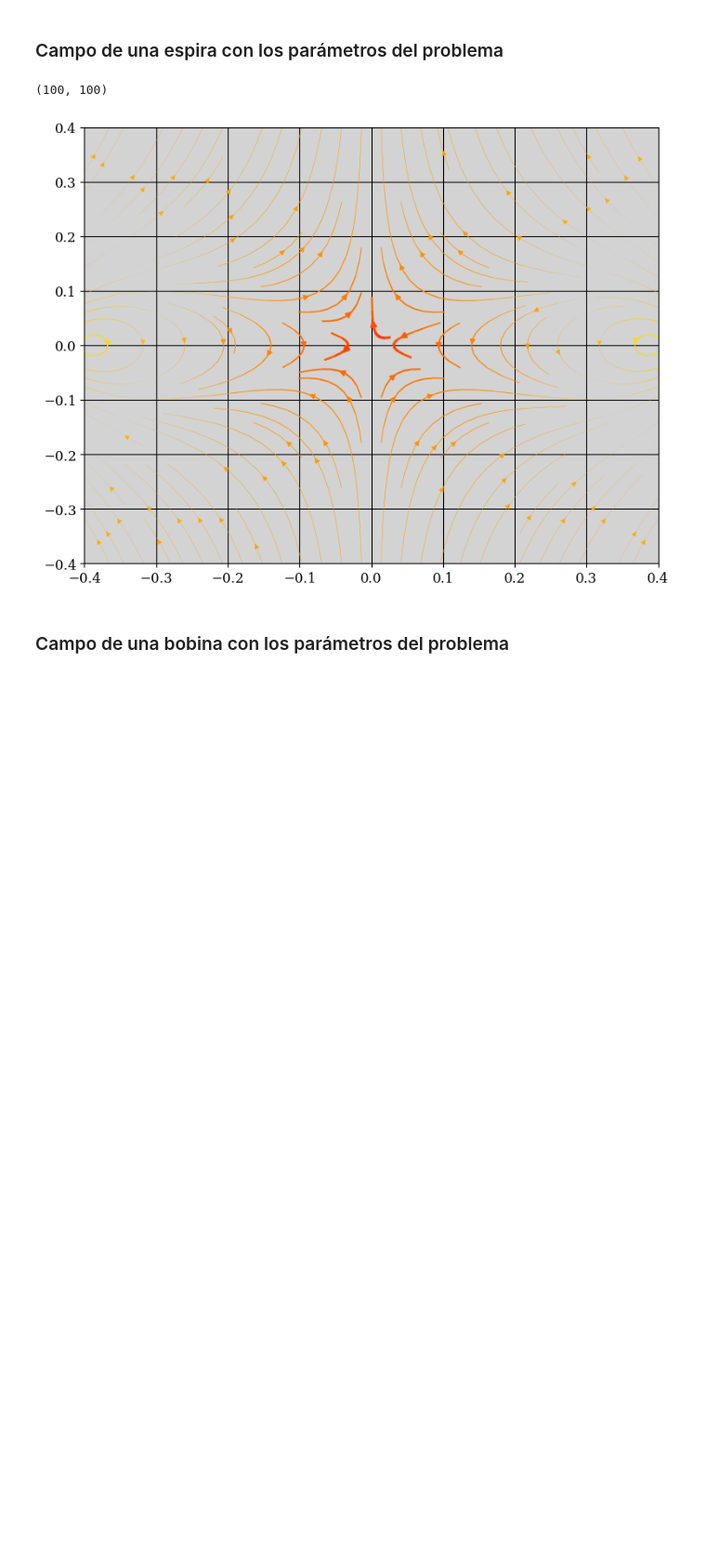
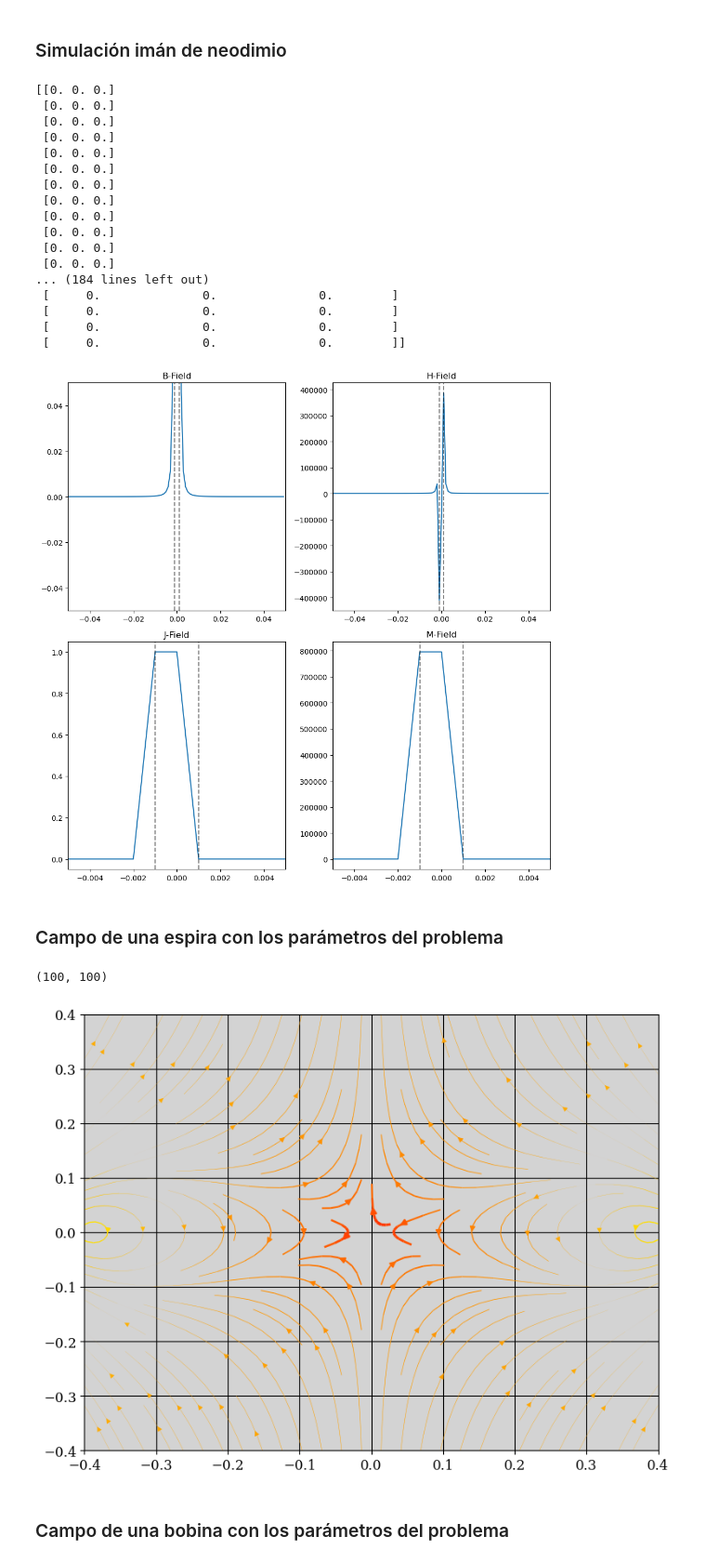
Before and after one commit to gardianc/Nado-ondulatorio, a Jupyter notebook: par_helmholtz_analitico.ipynb, the cells around one changed output. Shown at 93% size. Cells and saved outputs as stored; diff of their text form; code cells hidden in the pictures; blank space fills up the shorter version.

Commit message:
simulación del imán y calibración actualizada

```diff
--- a/par_helmholtz_analitico.ipynb
+++ b/par_helmholtz_analitico.ipynb
@@ -49,6 +49,86 @@ rcParams['legend.edgecolor'] = 'gray'
 
 # save
 rcParams['savefig.bbox'] = 'tight'
+# %% [markdown]
+### Simulación imán de neodimio
+# %%
+import matplotlib.pyplot as plt
+import numpy as np
+from numpy.linalg import norm
+import magpylib as magpy
+
+fig, [[ax1,ax2], [ax3,ax4]] = plt.subplots(2, 2, figsize=(10, 10))
+
+# Compute BHJM-fields of a cylinder magnet on the grid
+cyl = magpy.magnet.Cylinder(polarization=(0, 0, 1), dimension=(0.001, 0.002))  # pol = 1 T, D = 1 mm, L = 2 mm
+
+points = np.array([[0, 0, i] for i in np.arange(-0.05, 0.05, 0.001)]) # in SI Units (m)
+sensor = magpy.Sensor()
+sensor.position = (0,0,0.01)
+
+# grid = np.meshgrid(np.linspace(-0.05, 0.05, 100), np.linspace(-0.05, 0.05, 100))
+
+magpy.show(cyl, sensor)
+
+B = cyl.getB(points)
+Bx, By, Bz = B[:,0], B[:,1], B[:,2]
+
+z = points[:, 2]
+
+H = cyl.getH(points)
+Hx, Hy, Hz = H[:,0], H[:,1], H[:,2]
+
+J = cyl.getJ(points)
+Jx, Jy, Jz = J[:,0], J[:,1], J[:,2]
+print(J)
+
+M = cyl.getM(points)
+Mx, My, Mz = M[:,0], M[:,1], M[:,2]
+print(M)
+
+# # Display field with Pyplot
+ax1.plot(z, Bz)
+ax2.plot(z, Hz)
+ax1.set(xlim=(-0.05,0.05),
+        ylim=(-0.05,0.05))
+ax2.set(xlim=(-0.05,0.05))
+ax3.plot(z, Jz)
+ax3.set(xlim=(-0.005,0.005))
+ax4.plot(z, Mz)
+ax4.set(xlim=(-0.005,0.005))
+
+ax1.set_title("B-Field")
+ax2.set_title("H-Field")
+ax3.set_title("J-Field")
+ax4.set_title("M-Field")
+
+for ax in [ax1, ax2, ax3, ax4]:
+    # Outline magnet boundary
+    # ts = np.linspace(0, 2 * np.pi, 50)
+    ax.axvline(-0.001, 0, 1, color='k', ls = '--', alpha = 0.5)
+    ax.axvline(0.001, 0, 1, color='k', ls = '--', alpha = 0.5)
+
+plt.tight_layout()
+plt.show()
+# %% [output]
+[[0. 0. 0.]
+ [0. 0. 0.]
+ [0. 0. 0.]
+ [0. 0. 0.]
+ [0. 0. 0.]
+ [0. 0. 0.]
+ [0. 0. 0.]
+ [0. 0. 0.]
+ [0. 0. 0.]
+ [0. 0. 0.]
+ [0. 0. 0.]
+ [0. 0. 0.]
+... (184 lines left out)
+ [     0.              0.              0.        ]
+ [     0.              0.              0.        ]
+ [     0.              0.              0.        ]
+ [     0.              0.              0.        ]]
+[figure, added]
 # %% [markdown]
 ### Campo de una espira con los parámetros del problema
 # %%
```
Also changed, not shown: 2 other files.
